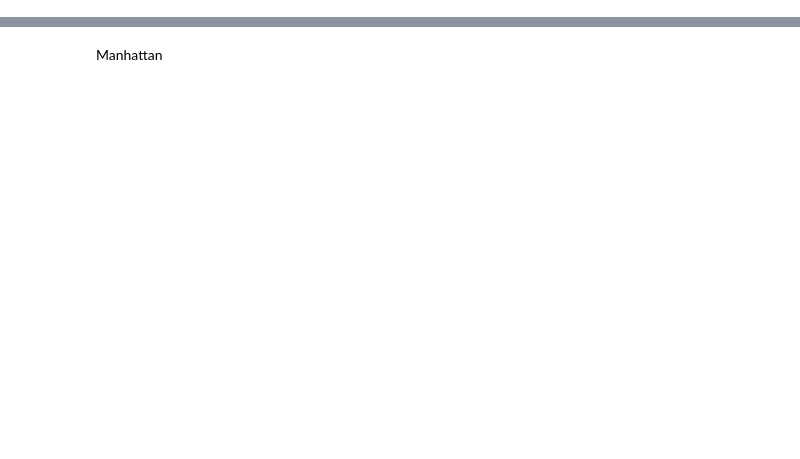
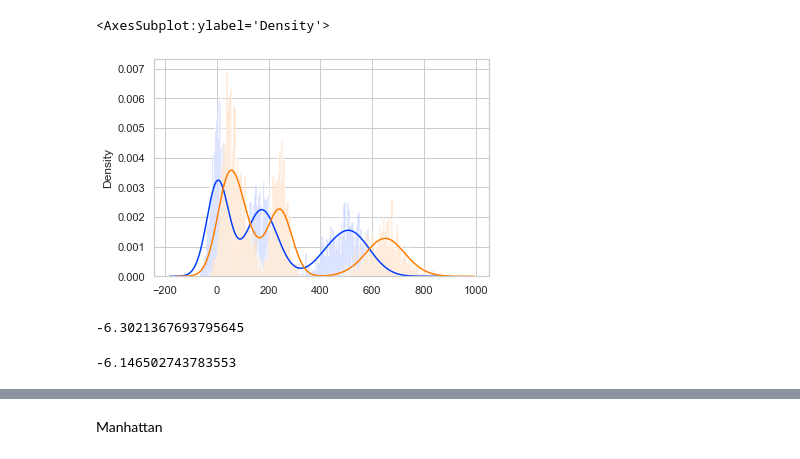
Before and after one commit to algoasylum/SatelliteImageAnalysis, a Jupyter notebook: GMM/GMMdistance metric.ipynb, the cells around one changed output, grey strips where cells are left out. Drawn from its saved outputs; the diff is of its cells as text; code cells hidden in the pictures; blank space fills up the shorter version.

```diff
--- a/GMM/GMMdistance metric.ipynb
+++ b/GMM/GMMdistance metric.ipynb
@@ -97,3 +119,17 @@ print(best_gmmq2.means_)
+# %%
+r1,_=best_gmmq1.sample(10000)
+sns.distplot(r1,bins=1000)
+r2,_=best_gmmq2.sample(10000)
+sns.distplot(r2,bins=1000)
+# %% [output]
+<AxesSubplot:ylabel='Density'>
+[figure, added]
+# %%
+print(best_gmmq1.score(r1))
+best_gmmq2.score(r2)
+# %% [output]
+-6.3021367693795645
+-6.146502743783553
 # %%
 x = dict(zip(best_gmmq1.weights_,best_gmmq1.means_))
 od1 = collections.OrderedDict(sorted(x.items(),reverse=True))
```
Also changed, not shown: parts of 17 cells of this notebook, 4 other files.
